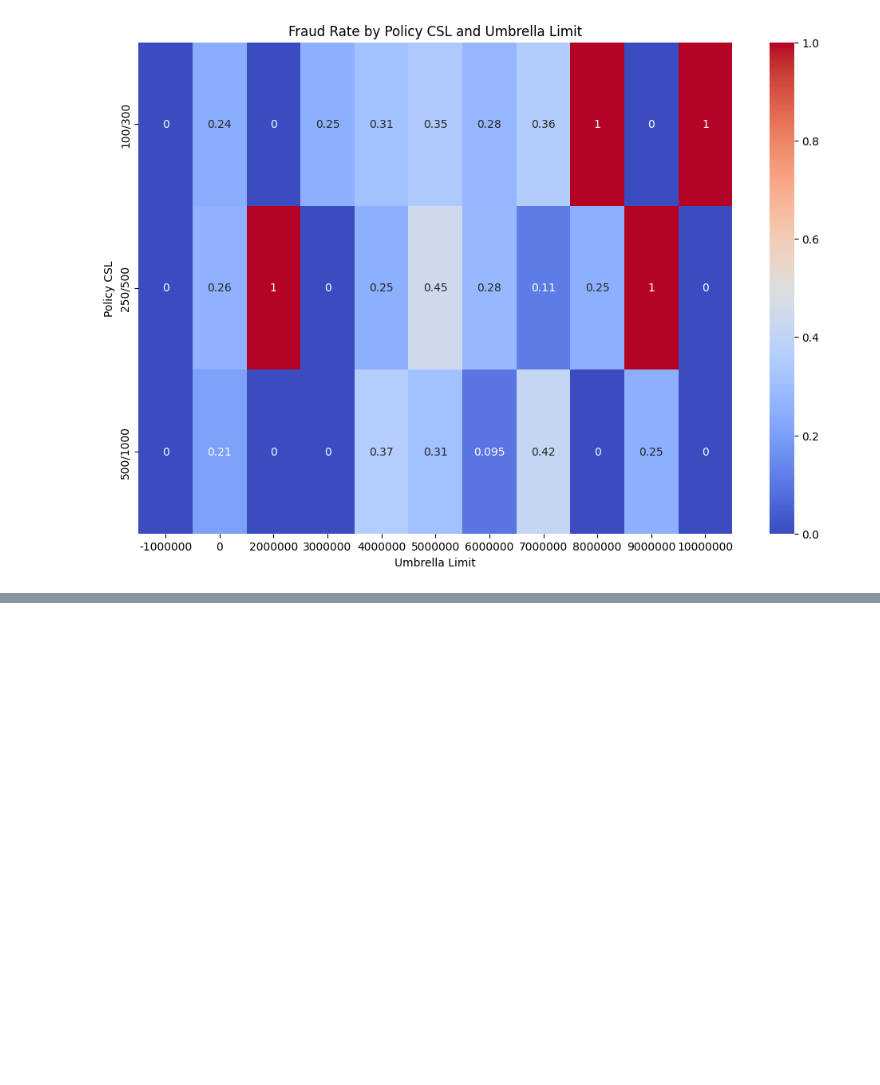
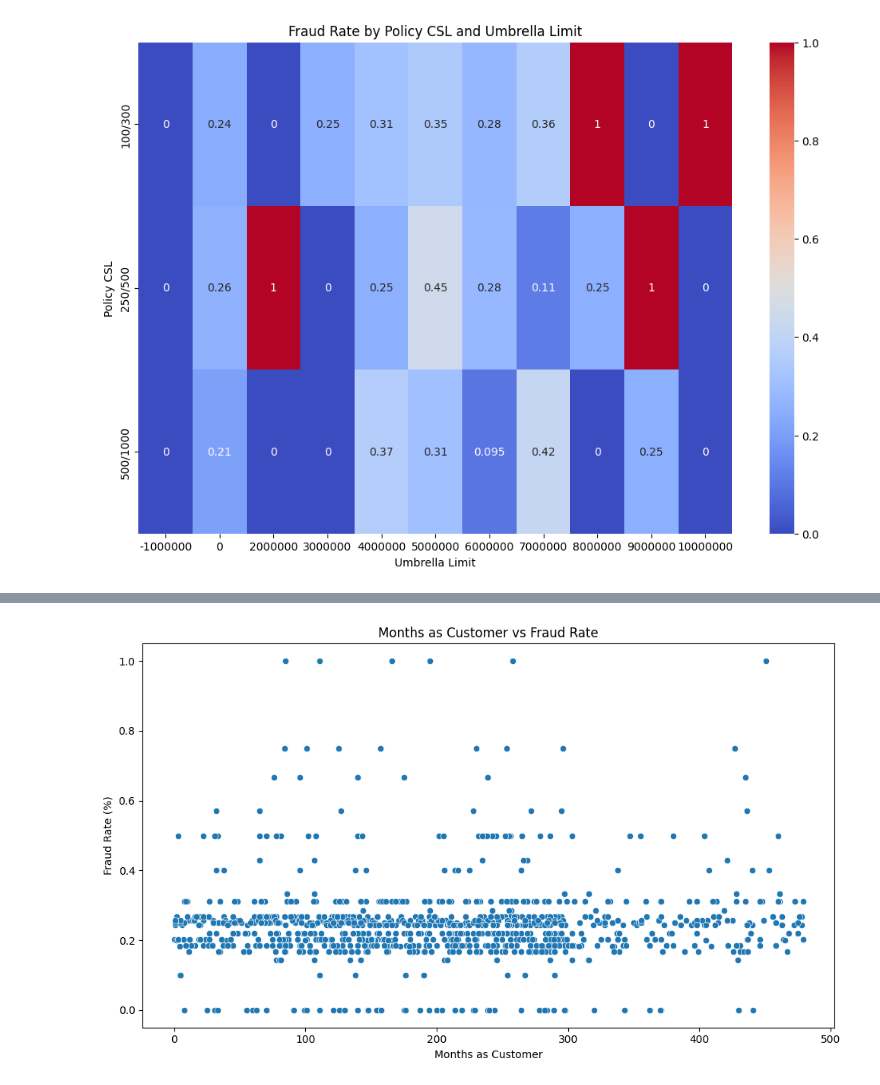
Before and after one commit to soplima/Automobile-Insurance-Claim-Prediction, a Jupyter notebook: InsuranceClaimAnalysis.ipynb, the cells around one changed output, grey strips where cells are left out. Cells and saved outputs as stored; diff of their text form; code cells hidden in the pictures; blank space fills up the shorter version.

```diff
--- a/InsuranceClaimAnalysis.ipynb
+++ b/InsuranceClaimAnalysis.ipynb
@@ -685,0 +768,11 @@ plt.show()
+# %%
+# Months as Customer vs Fraud Rate
+plt.figure(figsize=(10, 6))
+sb.scatterplot(x='months_as_customer', y='fraud_rate', data=data, palette="Set2")
+plt.title('Months as Customer vs Fraud Rate')
+plt.xlabel('Months as Customer')
+plt.ylabel('Fraud Rate (%)')
+plt.tight_layout()
+plt.show()
+# %% [output]
+[figure, added]
```
Also changed, not shown: parts of 6 cells of this notebook, 1 other file.
